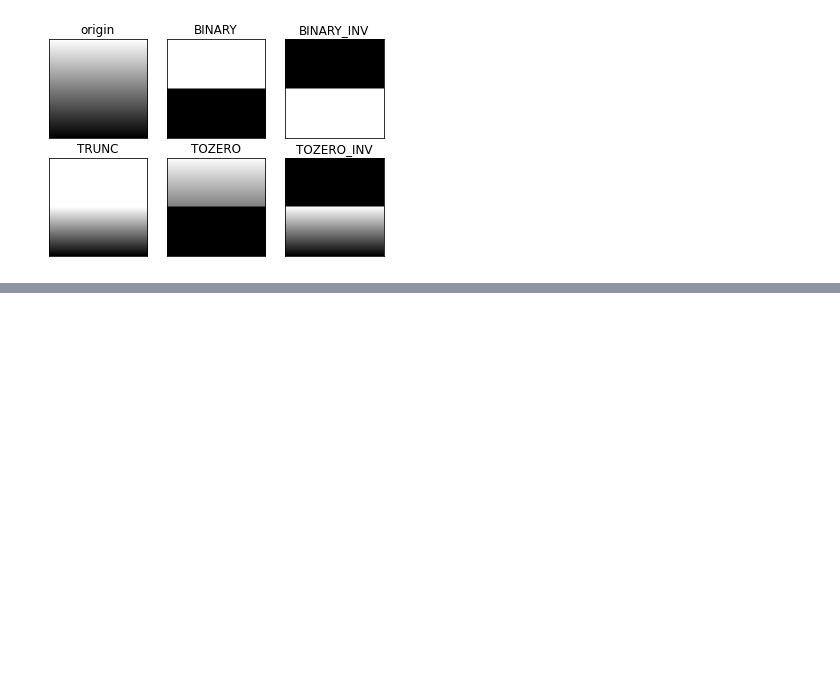
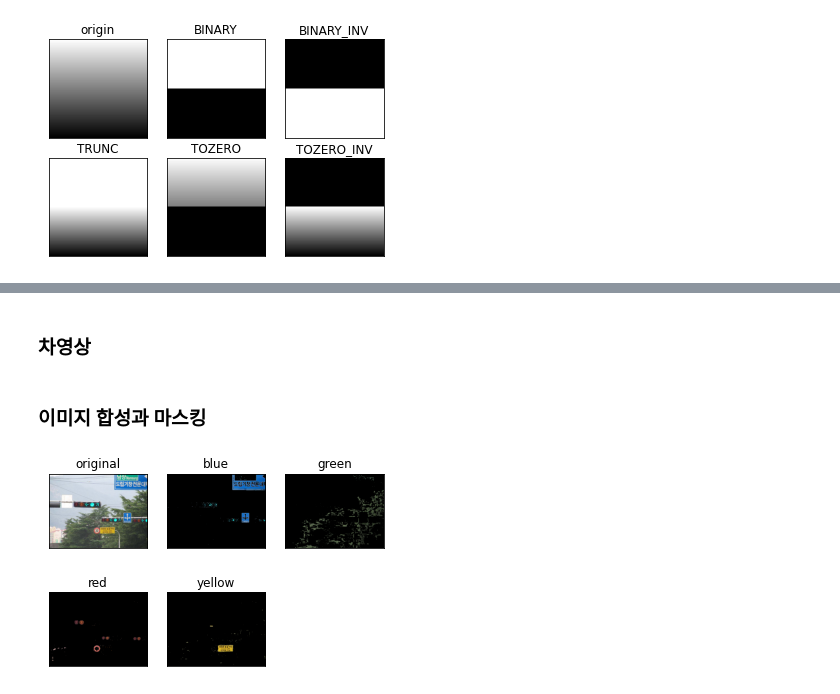
Before and after one commit to jmani0223/OpenCV, a Jupyter notebook: opencv.ipynb, the cells around one changed output, grey strips where cells are left out. Cells and saved outputs as stored; diff of their text form; code cells hidden in the pictures; blank space fills up the shorter version.

```diff
--- a/opencv.ipynb
+++ b/opencv.ipynb
@@ -586,0 +702,2 @@ plt.show()
+# %% [markdown]
+### 차영상
@@ -586,0 +733,2 @@ plt.show()
+# %% [markdown]
+### 이미지 합성과 마스킹
@@ -586,0 +766,47 @@ plt.show()
+# %%
+import cv2
+import numpy as np
+import matplotlib.pylab as plt
+
+#큐브 영상 읽어서 HSV로 변환
+img = cv2.imread("image/4_color.jpg")
+hsv = cv2.cvtColor(img, cv2.COLOR_BGR2HSV)
+
+#색상별 영역 지정
+blue1 = np.array([90, 50, 50])
+blue2 = np.array([120, 255,255])
+green1 = np.array([45, 50,50])
+green2 = np.array([75, 255,255])
+red1 = np.array([0, 50,50])
+red2 = np.array([15, 255,255])
+red3 = np.array([165, 50,50])
+red4 = np.array([180, 255,255])
+yellow1 = np.array([20, 50,50])
+yellow2 = np.array([35, 255,255])
+
+#색상에 따른 마스크 생성
+mask_blue = cv2.inRange(hsv, blue1, blue2)
+mask_green = cv2.inRange(hsv, green1, green2)
+mask_red = cv2.inRange(hsv, red1, red2)
+mask_red2 = cv2.inRange(hsv, red3, red4)
+mask_yellow = cv2.inRange(hsv, yellow1, yellow2)
+
+#색상별 마스크로 색상만 추출
+res_blue = cv2.bitwise_and(img, img, mask=mask_blue)
+res_green = cv2.bitwise_and(img, img, mask=mask_green)
+res_red1 = cv2.bitwise_and(img, img, mask=mask_red)
+res_red2 = cv2.bitwise_and(img, img, mask=mask_red2)
+res_red = cv2.bitwise_or(res_red1, res_red2)
+res_yellow = cv2.bitwise_and(img, img, mask=mask_yellow)
+
+#결과 출력
+imgs = {'original': img, 'blue':res_blue, 'green':res_green,
+                            'red':res_red, 'yellow':res_yellow}
+for i, (k, v) in enumerate(imgs.items()):
+    plt.subplot(2,3, i+1)
+    plt.title(k)
+    plt.imshow(v[:,:,::-1])
+    plt.xticks([]); plt.yticks([])
+plt.show()
+# %% [output]
+[figure, added]
```
Also changed, not shown: parts of 34 cells of this notebook, 6 other files.
